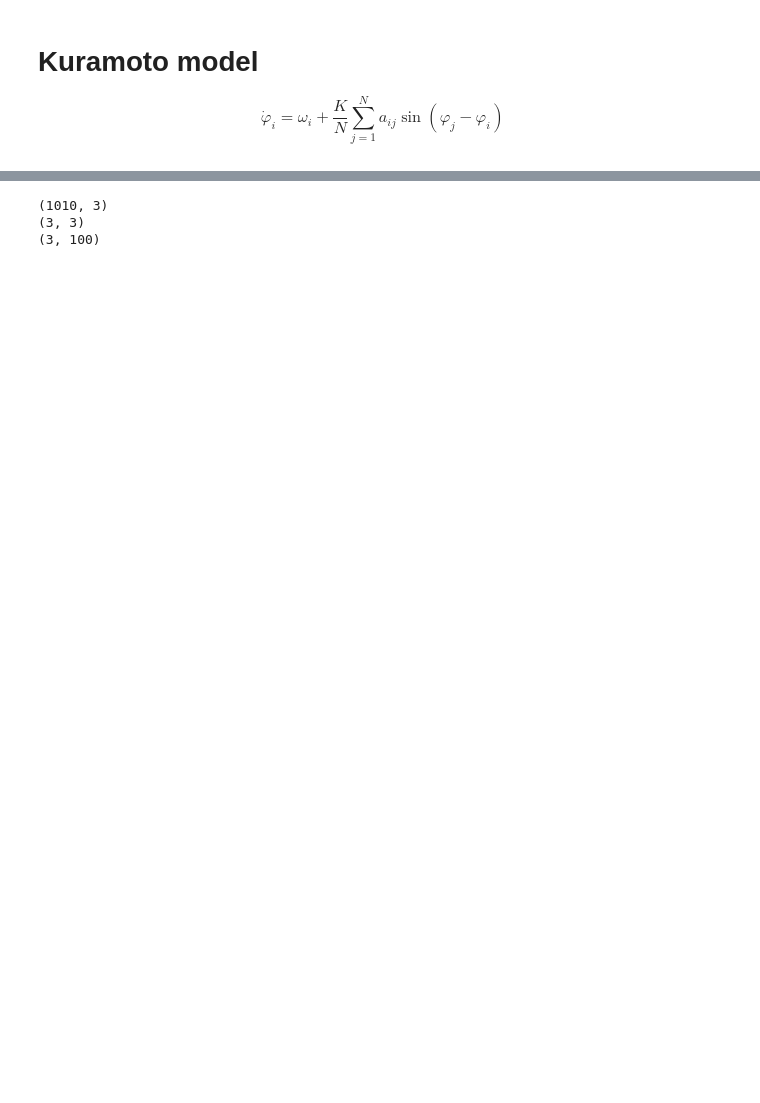
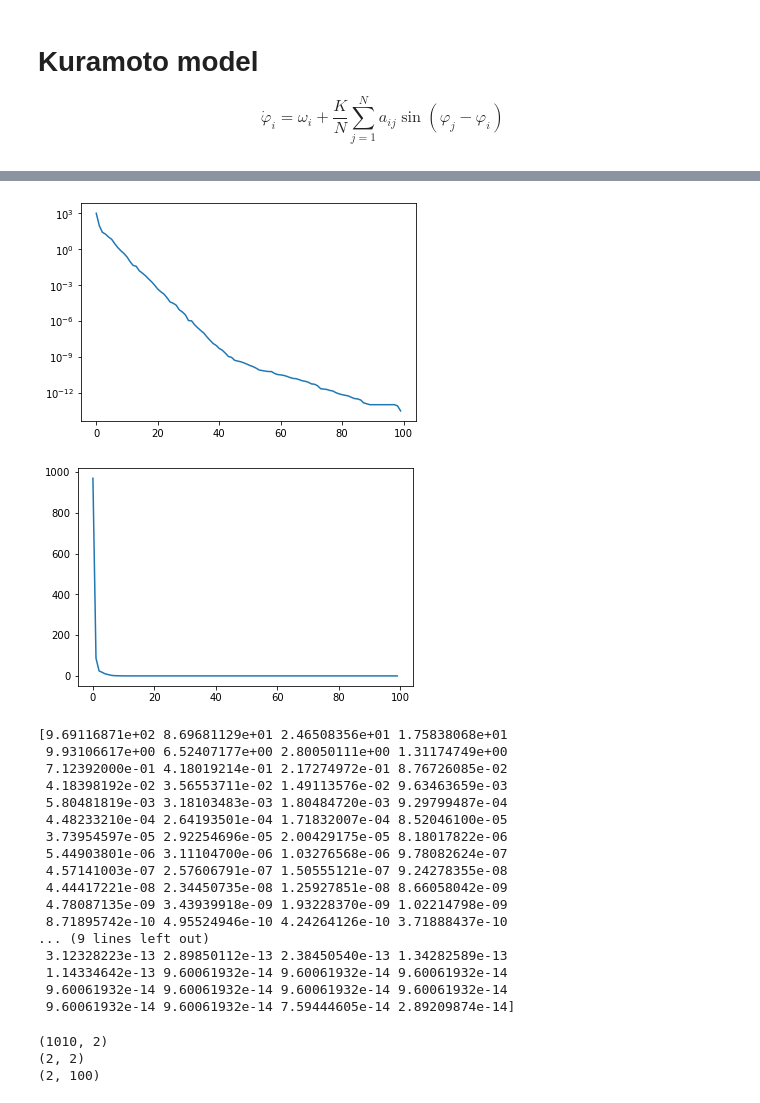
Before and after one commit to KatieJ16/Coupled_oscillators, a Jupyter notebook: Kuramoto_model_2d.ipynb, the cells around one changed output, grey strips where cells are left out. Saved outputs shown, nothing was run; the diff lists cells and outputs as text; code cells hidden in the pictures; blank space fills up the shorter version.

```diff
--- a/Kuramoto_model_2d.ipynb
+++ b/Kuramoto_model_2d.ipynb
@@ -232,14 +167,46 @@ print(s)
+# %%
+%matplotlib inline
+#plot the singular values
+plt.figure()
+plt.semilogy(s)
+plt.show()
+
+plt.figure()
+plt.plot(s)
+plt.show()
+
+print(s)
+# %% [output]
+[figure, added]
+[figure, added]
+[9.69116871e+02 8.69681129e+01 2.46508356e+01 1.75838068e+01
+ 9.93106617e+00 6.52407177e+00 2.80050111e+00 1.31174749e+00
+ 7.12392000e-01 4.18019214e-01 2.17274972e-01 8.76726085e-02
+ 4.18398192e-02 3.56553711e-02 1.49113576e-02 9.63463659e-03
+ 5.80481819e-03 3.18103483e-03 1.80484720e-03 9.29799487e-04
+ 4.48233210e-04 2.64193501e-04 1.71832007e-04 8.52046100e-05
+ 3.73954597e-05 2.92254696e-05 2.00429175e-05 8.18017822e-06
+ 5.44903801e-06 3.11104700e-06 1.03276568e-06 9.78082624e-07
+ 4.57141003e-07 2.57606791e-07 1.50555121e-07 9.24278355e-08
+ 4.44417221e-08 2.34450735e-08 1.25927851e-08 8.66058042e-09
+ 4.78087135e-09 3.43939918e-09 1.93228370e-09 1.02214798e-09
+ 8.71895742e-10 4.95524946e-10 4.24264126e-10 3.71888437e-10
+... (9 lines left out)
+ 3.12328223e-13 2.89850112e-13 2.38450540e-13 1.34282589e-13
+ 1.14334642e-13 9.60061932e-14 9.60061932e-14 9.60061932e-14
+ 9.60061932e-14 9.60061932e-14 9.60061932e-14 9.60061932e-14
+ 9.60061932e-14 9.60061932e-14 7.59444605e-14 2.89209874e-14]
 # %%
-n_important = 3
+n_important = 2
 
 print(u[:,:n_important].shape)
 print(np.diag(s[:n_important]).shape)
 print(vh[:n_important,:].shape)
 low_rank = (u[:,:n_important]@np.diag(s[:n_important]))@vh[:n_important, :]
 # %% [output]
-(1010, 3)
-(3, 3)
-(3, 100)
+(1010, 2)
+(2, 2)
+(2, 100)
 # %%
 print("MSE error = ", np.linalg.norm(low_rank - sol))
 
```
Also changed, not shown: parts of 14 cells of this notebook.
